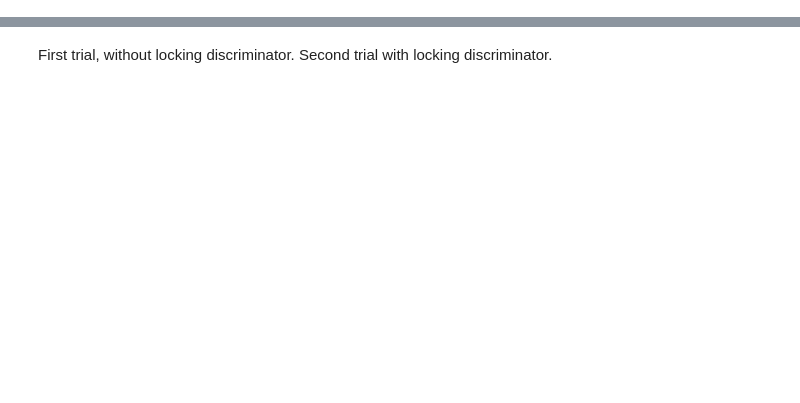
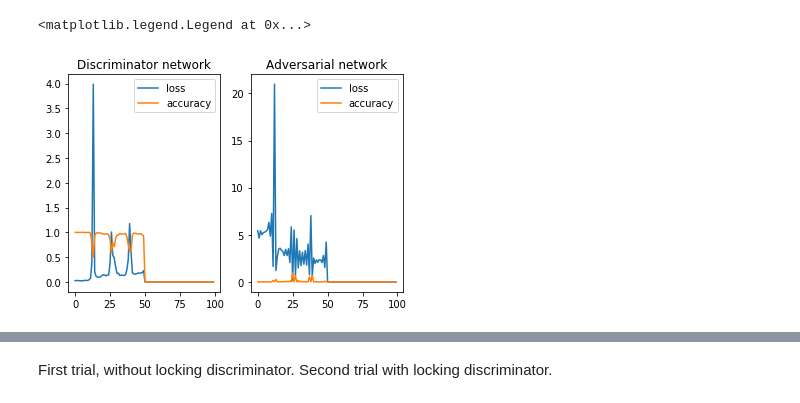
Before and after one commit to correll/deep-learning, a Jupyter notebook: lecture/L6 Generative Adversarial Networks.ipynb, the cells around one changed output, grey strips where cells are left out. Drawn from its saved outputs; the diff is of its cells as text; code cells hidden in the pictures; blank space fills up the shorter version.

```diff
--- a/lecture/L6 Generative Adversarial Networks.ipynb
+++ b/lecture/L6 Generative Adversarial Networks.ipynb
@@ -40,0 +244,7 @@ plt.show()
+# %%
+optimizer = RMSprop(lr=0.0001, decay=3e-8)
+adversarial = Sequential()
+adversarial.add(generator)
+adversarial.add(discriminator)
+adversarial.summary()
+adversarial.compile(loss='binary_crossentropy', optimizer=optimizer,metrics=['accuracy'])
@@ -40,0 +264,13 @@ plt.show()
+# %%
+(x_train, Y_train), (x_test, Y_test) = mnist.load_data()
+x_train = x_train.reshape(60000,28,28,1)
+x_test = x_test.reshape(10000, 28,28,1)
+x_train = x_train.astype('float32')
+x_test = x_test.astype('float32')
+# normalize
+#
+x_train /= 255
+x_test /= 255
+# convert class vectors to binary class matrices
+y_train = np_utils.to_categorical(Y_train, 10)
+y_test = np_utils.to_categorical(Y_test, 10)
@@ -41 +354,15 @@ plt.show()
+# %%
+plt.subplot(1,2,1)
+plt.title('Discriminator network')
+plt.plot(d_loss[:,:])
+plt.legend(discriminator.metrics_names)
+
+
+plt.subplot(1,2,2)
+plt.title('Adversarial network')
+plt.plot(a_loss[:,:])
+plt.legend(adversarial.metrics_names)
+# %% [output]
+<matplotlib.legend.Legend at 0x...>
+[figure, added]
 # %%
```
Also changed, not shown: parts of 19 cells of this notebook, 1 other file.
